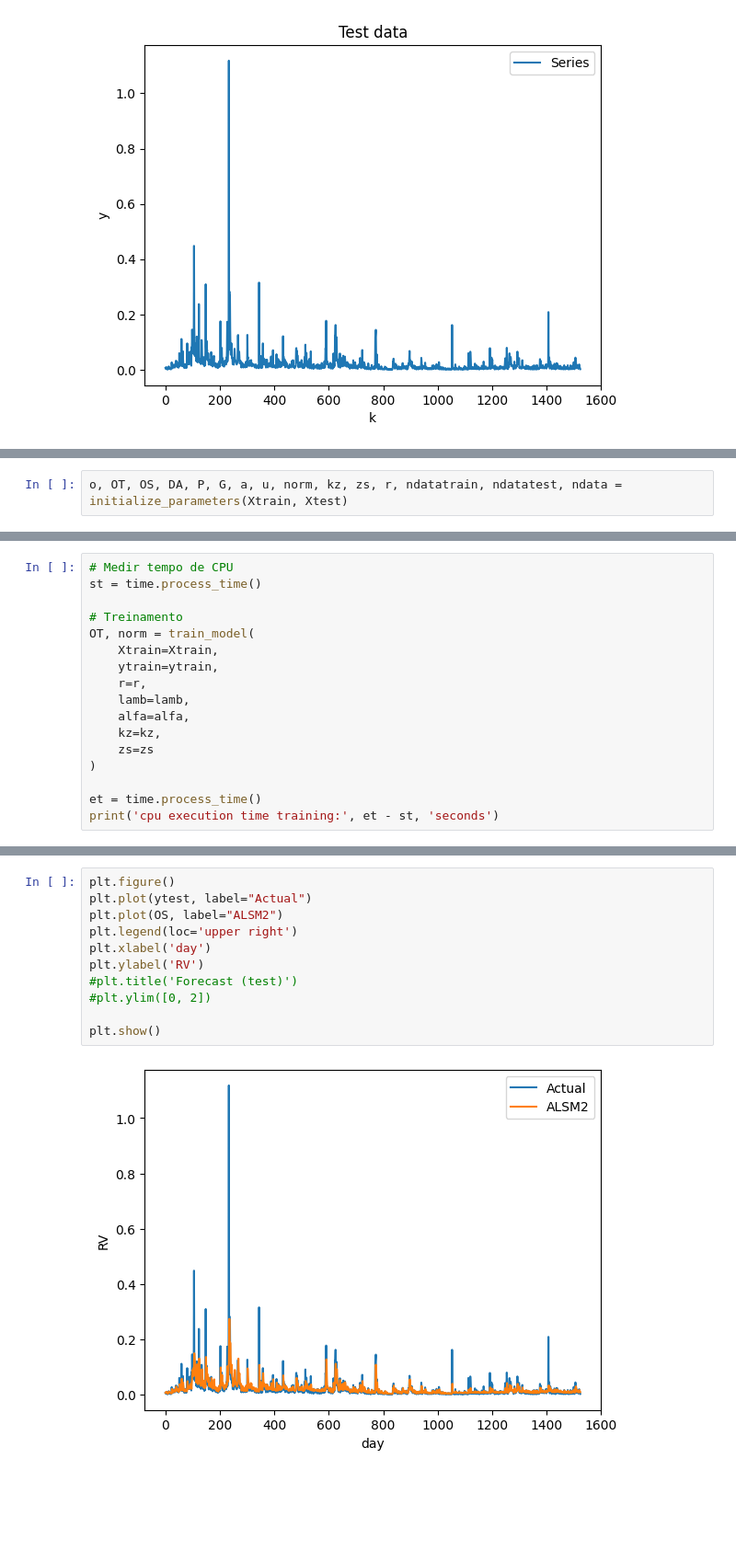
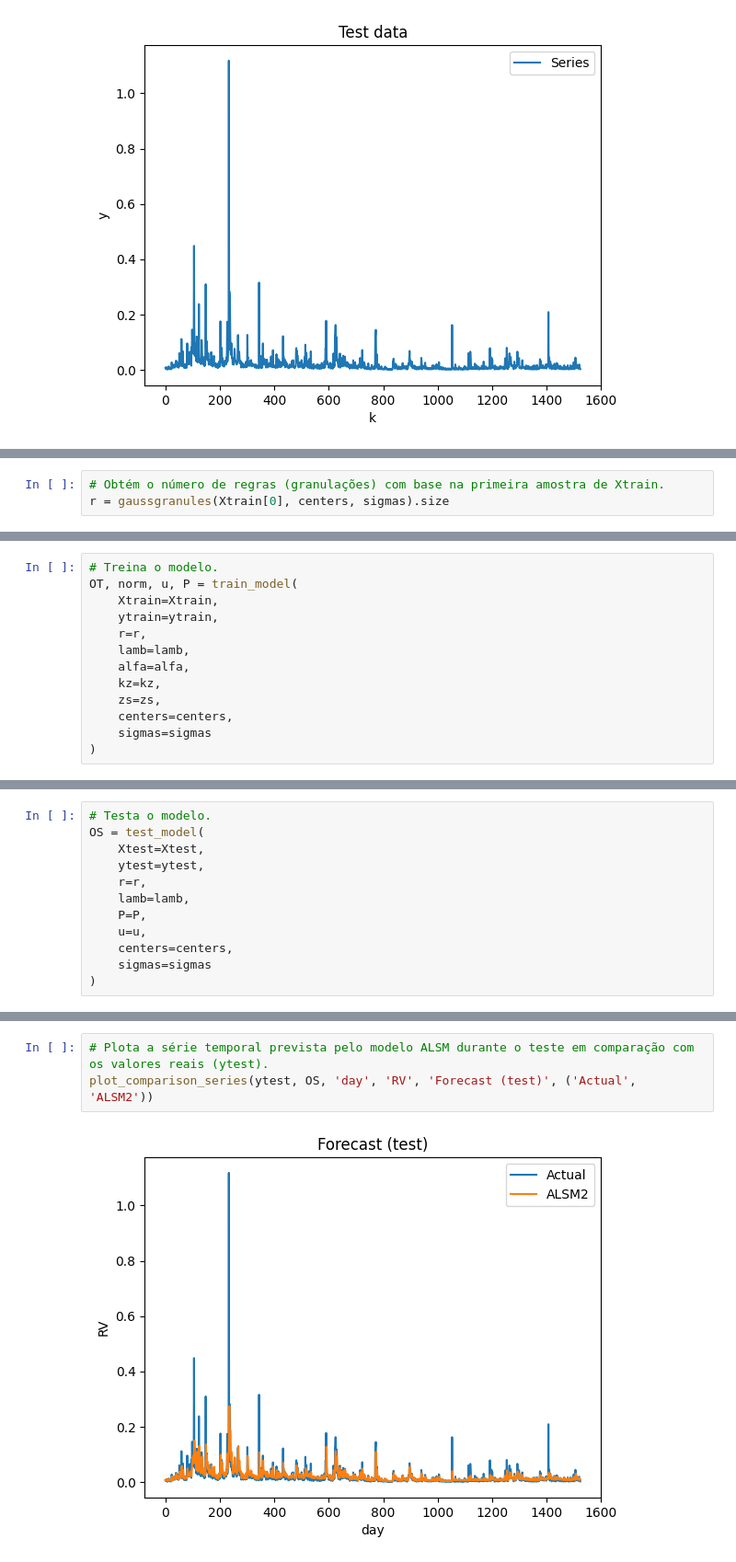
Before and after one commit to GB-Navarro/ALSM_EUSFLAT_2025, a Jupyter notebook: alsmBTCtwo.ipynb, the cells around one changed output, grey strips where cells are left out. Shown: that part at 92% size. Drawn from its saved outputs; the diff is of its cells as text; blank space fills up the shorter version.

```diff
--- a/alsmBTCtwo.ipynb
+++ b/alsmBTCtwo.ipynb
@@ -285,2 +472,0 @@ def initialize_parameters(Xtrain, Xtest):
-# %%
-o, OT, OS, DA, P, G, a, u, norm, kz, zs, r, ndatatrain, ndatatest, ndata = initialize_parameters(Xtrain, Xtest)
@@ -365,0 +473,3 @@ def train_model(Xtrain, ytrain, r, lamb, alfa, kz, zs):
+# %%
+# Obtém o número de regras (granulações) com base na primeira amostra de Xtrain.
+r = gaussgranules(Xtrain[0], centers, sigmas).size
@@ -366,18 +482,14 @@ def train_model(Xtrain, ytrain, r, lamb, alfa, kz, zs):
 # %%
-# Medir tempo de CPU
-st = time.process_time()
-
-# Treinamento
-OT, norm = train_model(
+# Treina o modelo.
+OT, norm, u, P = train_model(
     Xtrain=Xtrain,
     ytrain=ytrain,
     r=r,
     lamb=lamb,
     alfa=alfa,
     kz=kz,
-    zs=zs
+    zs=zs,
+    centers=centers,
+    sigmas=sigmas
 )
-
-et = time.process_time()
-print('cpu execution time training:', et - st, 'seconds')
 # %% [output]
@@ -443,0 +518,12 @@ Text(0.5, 1.0, 'Forecast (train)')
+# %%
+# Testa o modelo.
+OS = test_model(
+    Xtest=Xtest,
+    ytest=ytest,
+    r=r,
+    lamb=lamb,
+    P=P,
+    u=u,
+    centers=centers,
+    sigmas=sigmas
+)
@@ -454,13 +543,5 @@ MAE   test = 0.011450247775353741
-# %%
-plt.figure()
-plt.plot(ytest, label="Actual")
-plt.plot(OS, label="ALSM2")
-plt.legend(loc='upper right')
-plt.xlabel('day')
-plt.ylabel('RV')
-#plt.title('Forecast (test)')
-#plt.ylim([0, 2])
-
-plt.show()
-# %% [output]
-[figure, removed]
+# %%
+# Plota a série temporal prevista pelo modelo ALSM durante o teste em comparação com os valores reais (ytest).
+plot_comparison_series(ytest, OS, 'day', 'RV', 'Forecast (test)', ('Actual', 'ALSM2'))
+# %% [output]
+[figure, added]
```
Also changed, not shown: parts of 48 cells of this notebook.
